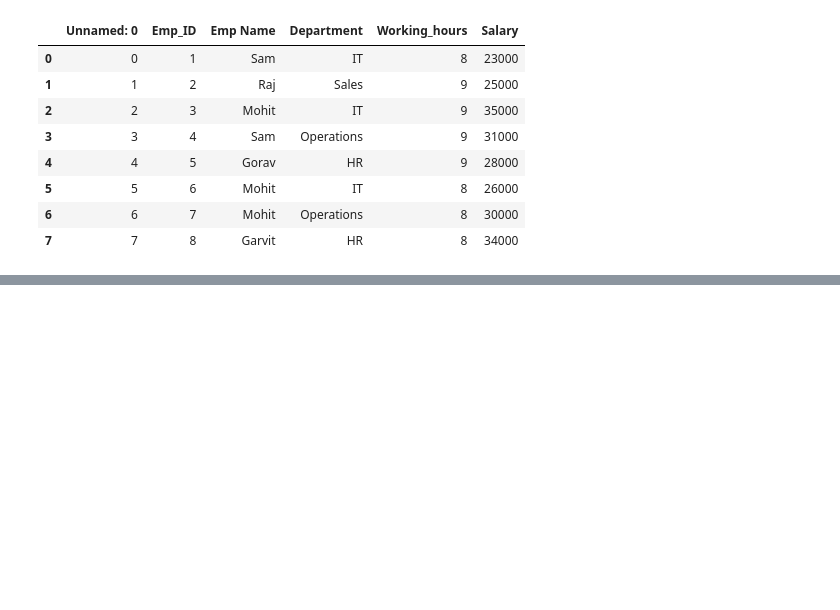
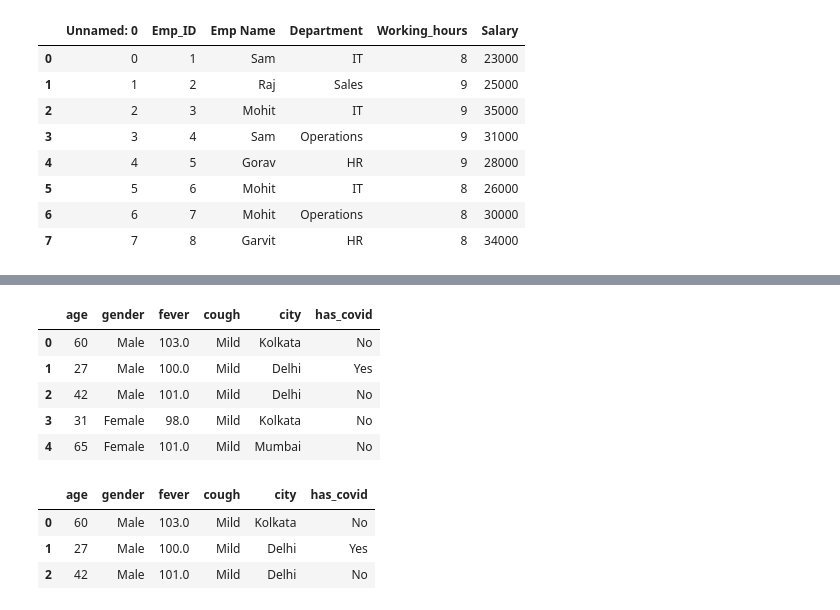
Before and after one commit to Gursewak-S/Advance-Python, a Jupyter notebook: Pandas.ipynb, the cells around one changed output, grey strips where cells are left out. Drawn from its saved outputs; the diff is of its cells as text; code cells hidden in the pictures; blank space fills up the shorter version.

```diff
--- a/Pandas.ipynb
+++ b/Pandas.ipynb
@@ -111,0 +158,16 @@ a
+# %%
+df.head()
+# %% [output]
+|  | age | gender | fever | cough | city | has_covid |
+| 0 | 60 | Male | 103.0 | Mild | Kolkata | No |
+| 1 | 27 | Male | 100.0 | Mild | Delhi | Yes |
+| 2 | 42 | Male | 101.0 | Mild | Delhi | No |
+| 3 | 31 | Female | 98.0 | Mild | Kolkata | No |
+| 4 | 65 | Female | 101.0 | Mild | Mumbai | No |
+# %%
+df.head(3)
+# %% [output]
+|  | age | gender | fever | cough | city | has_covid |
+| 0 | 60 | Male | 103.0 | Mild | Kolkata | No |
+| 1 | 27 | Male | 100.0 | Mild | Delhi | Yes |
+| 2 | 42 | Male | 101.0 | Mild | Delhi | No |
```
Also changed, not shown: parts of 30 cells of this notebook.
